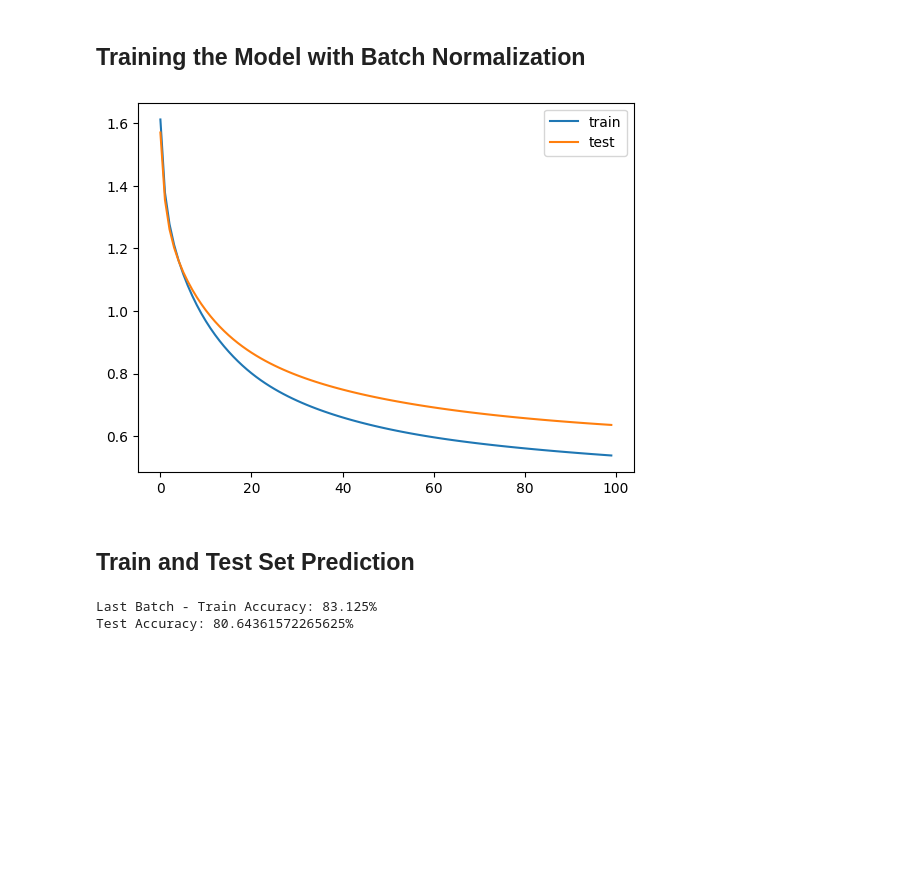
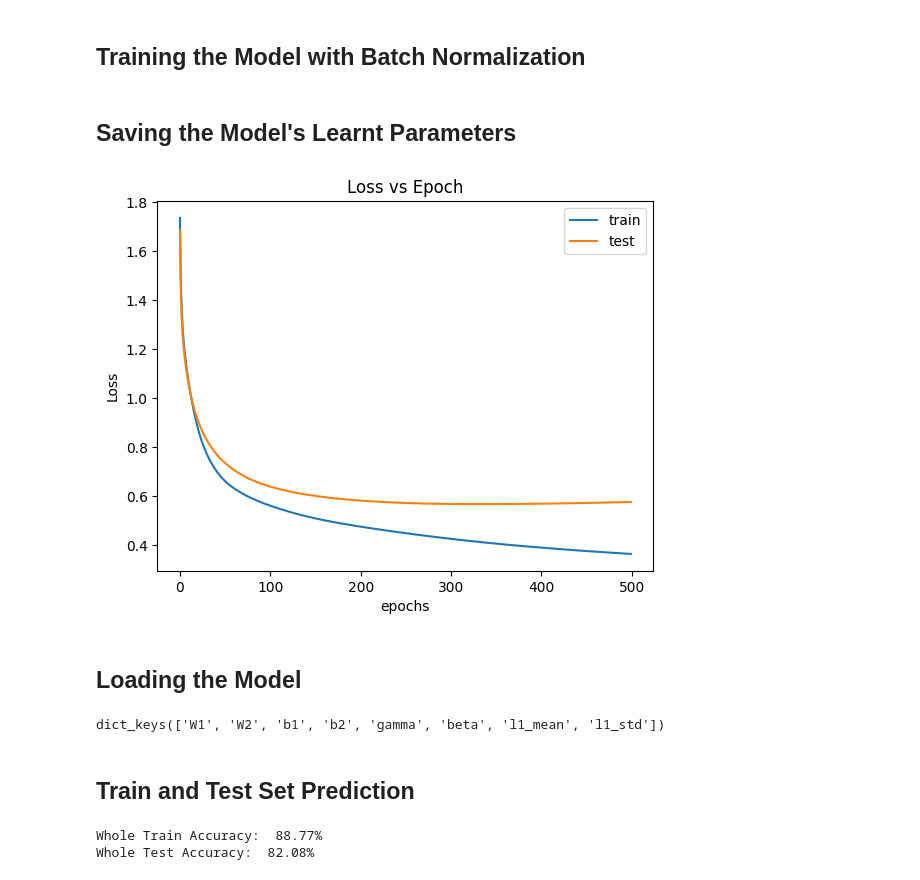
Before and after one commit to Bikash9841/AI-Trainee---Week_5, a Jupyter notebook: Using_Batch_Normalization.ipynb, the cells around one changed output. Drawn from its saved outputs; the diff is of its cells as text; code cells hidden in the pictures; blank space fills up the shorter version.

Commit message:
feat: save the model's learnt parameters
Visualize the predictions of model on dataset

```diff
--- a/Using_Batch_Normalization.ipynb
+++ b/Using_Batch_Normalization.ipynb
@@ -225,7 +239,7 @@ A1_test_mean=0
 A1_test_std=0
 alpha=0.01
 
-for i in range(100):
+for i in range(500):
     idx=0
     for batch in range(torch.tensor(int(X_etrain.shape[0]/batch_size))):
 
@@ -239,7 +253,7 @@ for i in range(100):
         A1=torch.tanh(Z1)
 
         A1_mean=A1.sum(dim=0,keepdim=True)/A1.shape[0]
-        A1_std=(torch.sqrt(torch.sum(((A1-A1_mean)**2),dim=0,keepdim=True)/A1.shape[0])) #+1e-10 # adding small term with std to eliminate dividing by 0 at A1_norm
+        A1_std=(torch.sqrt(torch.sum(((A1-A1_mean)**2),dim=0,keepdim=True)/A1.shape[0]))
         # A1_std=A1.std(dim=0,keepdim=True)
         A1_norm=(A1-A1_mean)/(A1_std)
 
@@ -329,3 +343,5 @@ for i in range(100):
 
     loss_list_train.append(Loss.item())
     loss_list_test.append(Loss_test.item())
+# %% [markdown]
+## Saving the Model's Learnt Parameters
@@ -332,24 +360,51 @@ for i in range(100):
 # %%
 plt.plot(loss_list_train,label='train')
 plt.plot(loss_list_test,label='test')
+plt.title("Loss vs Epoch")
+plt.xlabel("epochs")
+plt.ylabel("Loss")
 plt.legend()
 plt.show()
 # %% [output]
-[figure, old version]
+[figure, new version]
+# %% [markdown]
+## Loading the Model
+# %%
+params=torch.load('batchnorm_model.pt')
+params.keys()
+# %% [output]
+dict_keys(['W1', 'W2', 'b1', 'b2', 'gamma', 'beta', 'l1_mean', 'l1_std'])
 # %% [markdown]
 ## Train and Test Set Prediction
 # %%
 # last batch train accuracy
-train_batch_accuracy=torch.sum(torch.where(Y_ehat.argmax(dim=1)==Y_btrain.argmax(dim=1),1,0))/Y_btrain.shape[0]
+# train_batch_accuracy=torch.sum(torch.where(Y_ehat.argmax(dim=1)==Y_btrain.argmax(dim=1),1,0))/Y_btrain.shape[0]
 
+# whole train set accuracy
+Z1_train=X_etrain@params['W1'] + params['b1']
+A1_train=torch.tanh(Z1_train)
+A1_norm_train=(A1_train-A1_train.mean(dim=0,keepdim=True))/(A1_train.std(dim=0,keepdim=True))
+A2_train=A1_norm_train*params['gamma']+params['beta']
+Z2_train=A2_train@params['W2'] + params['b2']
+Y_ehat_train=softmax(Z2_train)
+
+train_accuracy=torch.sum(torch.where(Y_ehat_train.argmax(dim=1)==Y_enc_etrain.argmax(dim=1),1,0))/Y_enc_etrain.shape[0]
 
 # test accuracy
+Z1_test=X_etest@params['W1'] + params['b1']
+A1_test=torch.tanh(Z1_test)
+A1_norm_test=(A1_test-params['l1_mean'])/(params['l1_std'])
+A2_test=A1_norm_test*params['gamma']+params['beta']
+Z2_test=A2_test@params['W2'] + params['b2']
+Y_ehat_test=softmax(Z2_test)
 predictions_test = Y_ehat_test.argmax(dim=1)
+
 test_accuracy=torch.sum(torch.where(predictions_test==Y_enc_etest.argmax(dim=1),1,0))/predictions_test.shape[0]
 
 
-print(f"Last Batch - Train Accuracy: {train_batch_accuracy*100}%")
-print(f"Test Accuracy: {test_accuracy*100}%")
+# print(f"Last Batch - Train Accuracy: {train_batch_accuracy*100: .2f}%")
+print(f"Whole Train Accuracy: {train_accuracy*100: .2f}%")
+print(f"Whole Test Accuracy: {test_accuracy*100: .2f}%")
 # %% [output]
-Last Batch - Train Accuracy: 83.125%
-Test Accuracy: 80.64361572265625%
+Whole Train Accuracy:  88.77%
+Whole Test Accuracy:  82.08%
```
Also changed, not shown: parts of 4 cells of this notebook.
